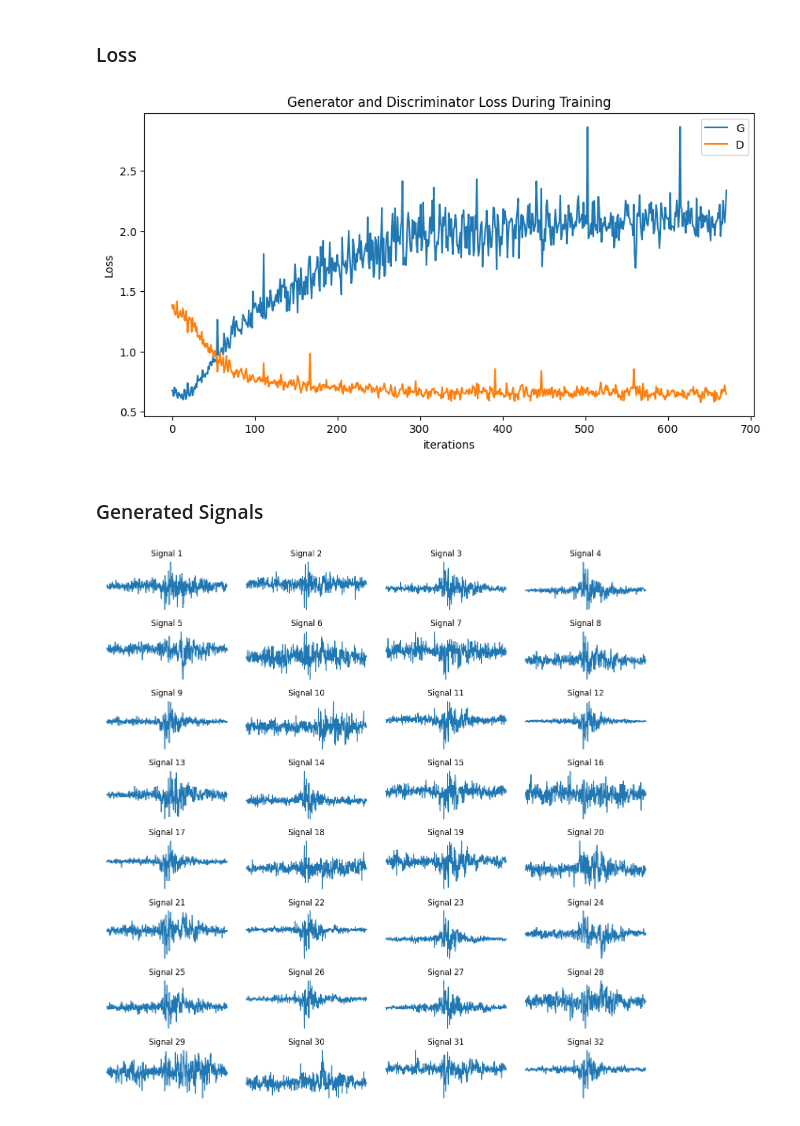
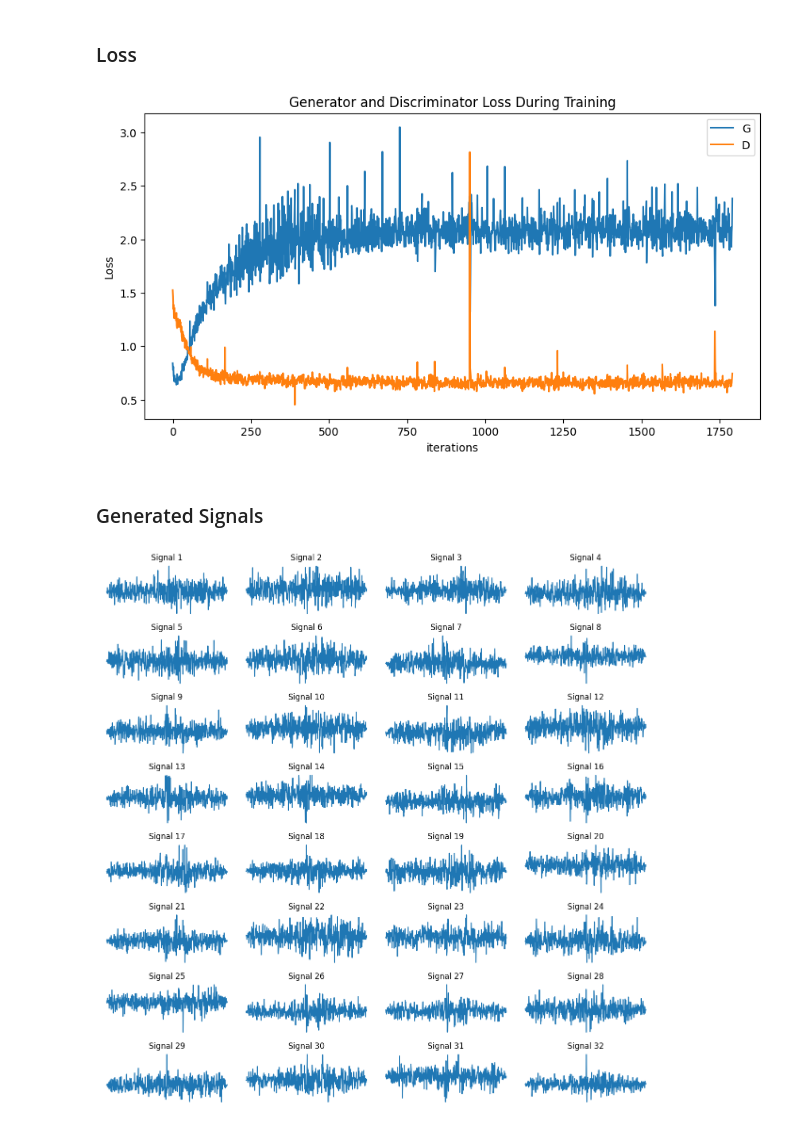
Before and after one commit to the-tarin/gw-generative-models, a Jupyter notebook: generated-data/gw-gans.ipynb, the cells around one changed output. Saved outputs shown, nothing was run; the diff lists cells and outputs as text; code cells hidden in the pictures.

```diff
--- a/generated-data/gw-gans.ipynb
+++ b/generated-data/gw-gans.ipynb
@@ -47,7 +47,7 @@ ndf = 16
 batch_size = 32
 
 # Number of training epochs
-num_epochs = 12
+num_epochs = 32
 
 # Learning rate for optimizers
 lr = 0.00002
@@ -461,26 +461,26 @@ plt.ylabel("Loss")
 plt.legend()
 plt.show()
 # %% [output]
-[figure, old version]
+[figure, new version]
 # %% [markdown]
 ### Generated Signals
 # %%
-batch = signal_list[11]
+batch = signal_list[1]
 
 # plotting a single batch
 def plot_waveforms(batch):
     fig, axs = plt.subplots(8, int(batch_size/8), figsize=(12, 12))
     axs = axs.ravel()
 
     for i in range(len(batch)):
         signal = batch[i].squeeze()
         axs[i].plot(signal)
         axs[i].set_title(f'Signal {i+1}')
         axs[i].axis('off')
 
     plt.tight_layout()
     plt.show()
 
 plot_waveforms(batch)
 # %% [output]
-[figure, old version]
+[figure, new version]
```
Also changed, not shown: parts of 4 cells of this notebook.
